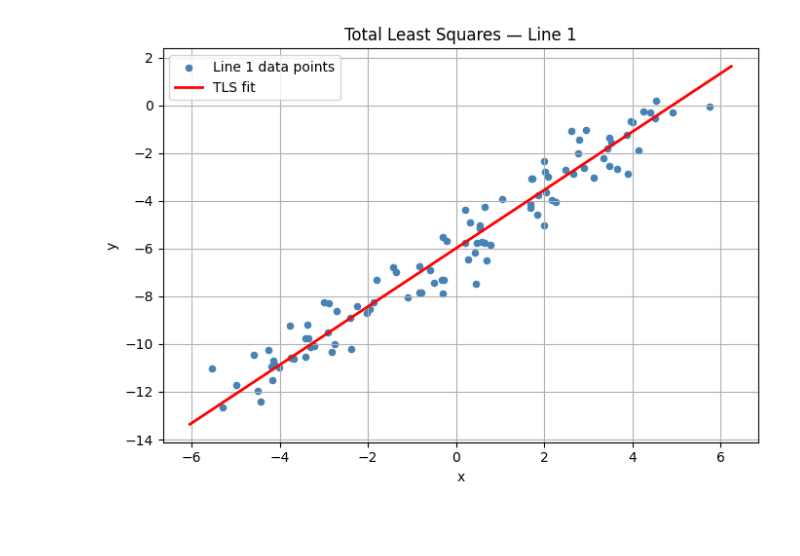
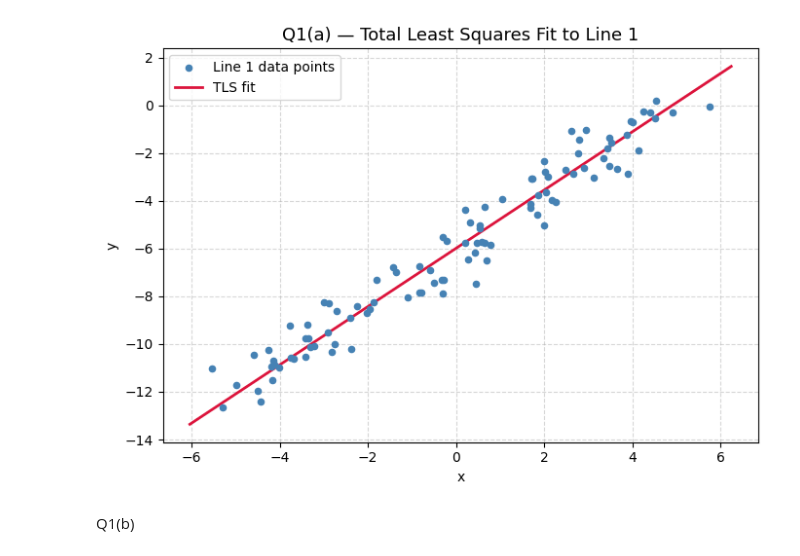
Before and after one commit to NalinDhanuddheera/Assignment-2---Fitting-and-Alignment, a Jupyter notebook: Assignment_02.ipynb, the cells around one changed output. Cells and saved outputs as stored; diff of their text form; code cells hidden in the pictures; blank space fills up the shorter version.

```diff
--- a/Assignment_02.ipynb
+++ b/Assignment_02.ipynb
@@ -42,36 +62,56 @@ First row: [ -5.30547099  -4.06009155  -5.26129006 -12.66633342  -3.79615021
 # %%
 
-# Take only the first line data
-x1 = X_cols[:, 0]
-y1 = Y_cols[:, 0]
-pts_line1 = np.column_stack([x1, y1])
+# ── Use only first line data (column 0)
+x1 = D[:, 0]
+y1 = D[:, 3]
 
-def fit_line_tls(pts):
+# Total Least Squares using SVD
+def total_least_squares(x, y):
 
-    mean = pts.mean(axis=0)
-    centered = pts - mean
-    _, _, Vt = np.linalg.svd(centered)
+    # centre the data
+    x_mean = np.mean(x)
+    y_mean = np.mean(y)
+    A      = np.column_stack([x - x_mean, y - y_mean])
+
+    # SVD
+    _, _, Vt = np.linalg.svd(A)
+
+    # normal direction = last row of Vt
     a, b = Vt[-1]
-    c = -(a * mean[0] + b * mean[1])
+
+    # c from centroid condition: a*x_mean + b*y_mean + c = 0
+    c = -(a * x_mean + b * y_mean)
+
     return a, b, c
 
-a, b, c = fit_line_tls(pts_line1)
+# Fit line to Line 1 data
+a, b, c = total_least_squares(x1, y1)
 
-# ── Plot
-xs = np.linspace(x1.min() - 0.5, x1.max() + 0.5, 200)
-ys = (-a * xs - c) / b
+if abs(b) > 1e-9:
+    m = -a / b
+    k = -c / b
 
-plt.figure(figsize=(7, 5))
-plt.scatter(x1, y1, s=20, color='steelblue', label='Line 1 data points')
-plt.plot(xs, ys, 'r-', linewidth=2, label='TLS fit')
-plt.title('Total Least Squares — Line 1')
-plt.xlabel('x')
-plt.ylabel('y')
-plt.legend()
-plt.grid(True)
+
+# Plot
+x_plot = np.linspace(x1.min() - 0.5, x1.max() + 0.5, 200)
+y_plot = m * x_plot + k
+
+fig, ax = plt.subplots(figsize=(7, 5))
+ax.scatter(x1, y1,
+            color='steelblue', s=20,
+            label='Line 1 data points', zorder=3)
+ax.plot(x_plot, y_plot,
+        color='crimson', linewidth=2,
+        label=f'TLS fit')
+ax.set_title('Q1(a) — Total Least Squares Fit to Line 1', fontsize=13)
+ax.set_xlabel('x')
+ax.set_ylabel('y')
+ax.legend()
+ax.grid(True, linestyle='--', alpha=0.5)
 plt.tight_layout()
-plt.savefig('q1a_tls.png', dpi=150)
 plt.show()
 # %% [output]
-[figure, old version]
+[figure, new version]
+# %% [markdown]
+Q1(b)
 # %%
```
Also changed, not shown: parts of 6 cells of this notebook.
